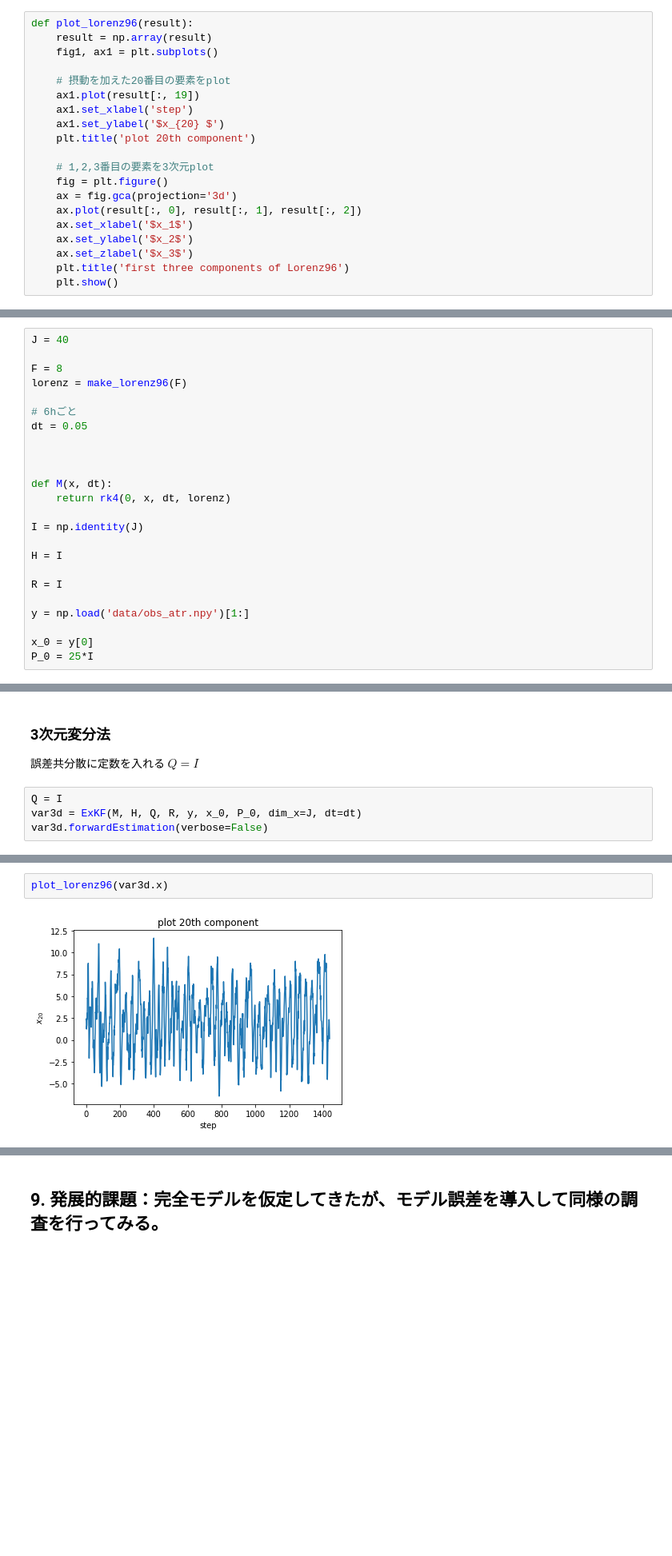
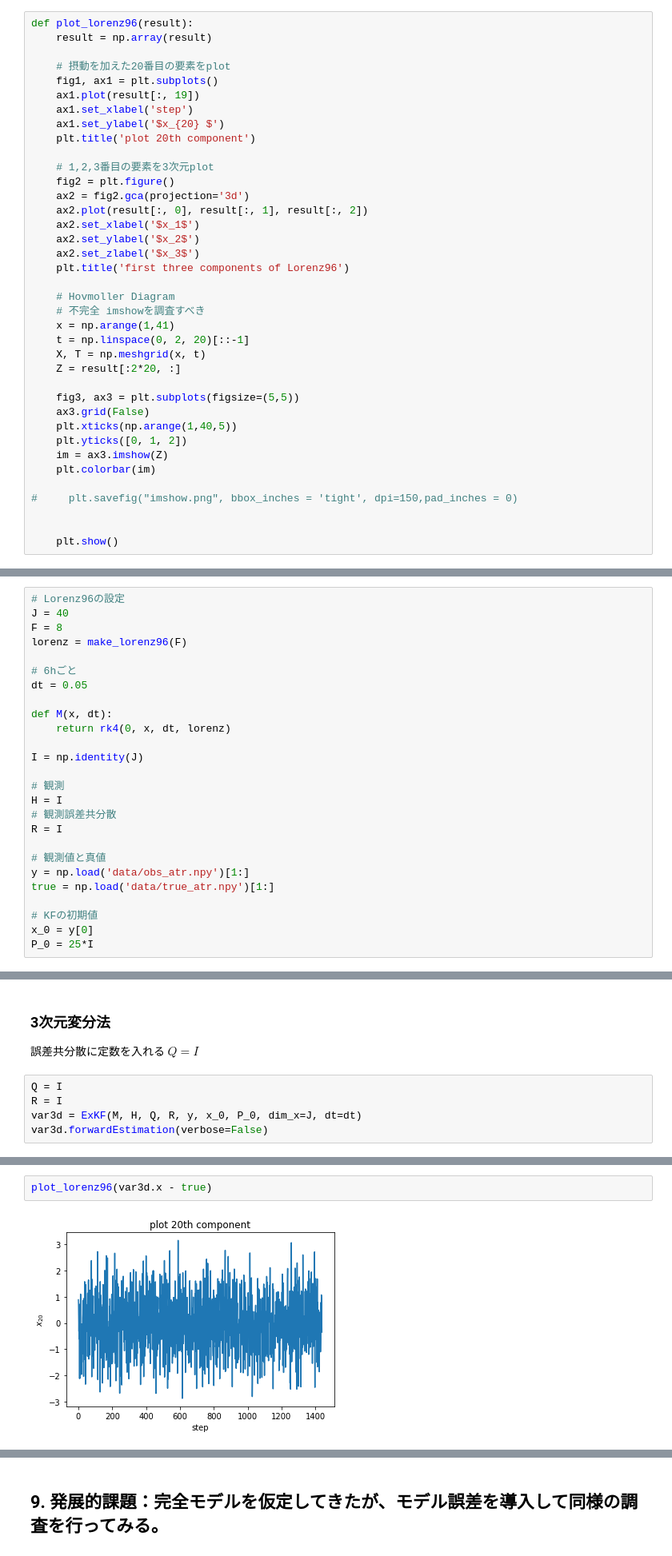
Before and after one commit to KotaTakeda/rccs_online_school, a Jupyter notebook: work.ipynb, the cells around one changed output, grey strips where cells are left out. Shown at 80% size. Saved outputs shown, nothing was run; the diff lists cells and outputs as text; blank space fills up the shorter version.

```diff
--- a/work.ipynb
+++ b/work.ipynb
@@ -78,22 +86,40 @@ TODO: Homvor diagram
 # %%
 def plot_lorenz96(result):
     result = np.array(result)
-    fig1, ax1 = plt.subplots()
 
     # 摂動を加えた20番目の要素をplot
+    fig1, ax1 = plt.subplots()
     ax1.plot(result[:, 19])
     ax1.set_xlabel('step')
     ax1.set_ylabel('$x_{20} $')
     plt.title('plot 20th component')
 
     # 1,2,3番目の要素を3次元plot
-    fig = plt.figure()
-    ax = fig.gca(projection='3d')
-    ax.plot(result[:, 0], result[:, 1], result[:, 2])
-    ax.set_xlabel('$x_1$')
-    ax.set_ylabel('$x_2$')
-    ax.set_zlabel('$x_3$')
+    fig2 = plt.figure()
+    ax2 = fig2.gca(projection='3d')
+    ax2.plot(result[:, 0], result[:, 1], result[:, 2])
+    ax2.set_xlabel('$x_1$')
+    ax2.set_ylabel('$x_2$')
+    ax2.set_zlabel('$x_3$')
     plt.title('first three components of Lorenz96')
+
+    # Hovmoller Diagram
+    # 不完全 imshowを調査すべき
+    x = np.arange(1,41)
+    t = np.linspace(0, 2, 20)[::-1]
+    X, T = np.meshgrid(x, t)
+    Z = result[:2*20, :]
+
+    fig3, ax3 = plt.subplots(figsize=(5,5))
+    ax3.grid(False)
+    plt.xticks(np.arange(1,40,5))
+    plt.yticks([0, 1, 2])
+    im = ax3.imshow(Z)
+    plt.colorbar(im)
+
+#     plt.savefig("imshow.png", bbox_inches = 'tight', dpi=150,pad_inches = 0)
+
+
     plt.show()
 # %%
 # J: 変数の数
@@ -371,27 +400,29 @@ from kalman_filters import ExtendedKalmanFilter as ExKF
 # %% [markdown]
 ### 設定
 # %%
+# Lorenz96の設定
 J = 40
-
 F = 8
 lorenz = make_lorenz96(F)
 
 # 6hごと
 dt = 0.05
 
-
-
 def M(x, dt):
     return rk4(0, x, dt, lorenz)
 
 I = np.identity(J)
 
+# 観測
 H = I
-
+# 観測誤差共分散
 R = I
 
+# 観測値と真値
 y = np.load('data/obs_atr.npy')[1:]
+true = np.load('data/true_atr.npy')[1:]
 
+# KFの初期値
 x_0 = y[0]
 P_0 = 25*I
 # %% [markdown]
@@ -411,5 +443,6 @@ plot_lorenz96(exkf.x)
 $ Q = I $
 # %%
 Q = I
+R = I
 var3d = ExKF(M, H, Q, R, y, x_0, P_0, dim_x=J, dt=dt)
 var3d.forwardEstimation(verbose=False)
@@ -419,4 +449,4 @@ var3d.forwardEstimation(verbose=False)
 # %%
-plot_lorenz96(var3d.x)
+plot_lorenz96(var3d.x - true)
 # %% [output]
-[figure, old version]
+[figure, new version]
```
Also changed, not shown: parts of 14 cells of this notebook.
